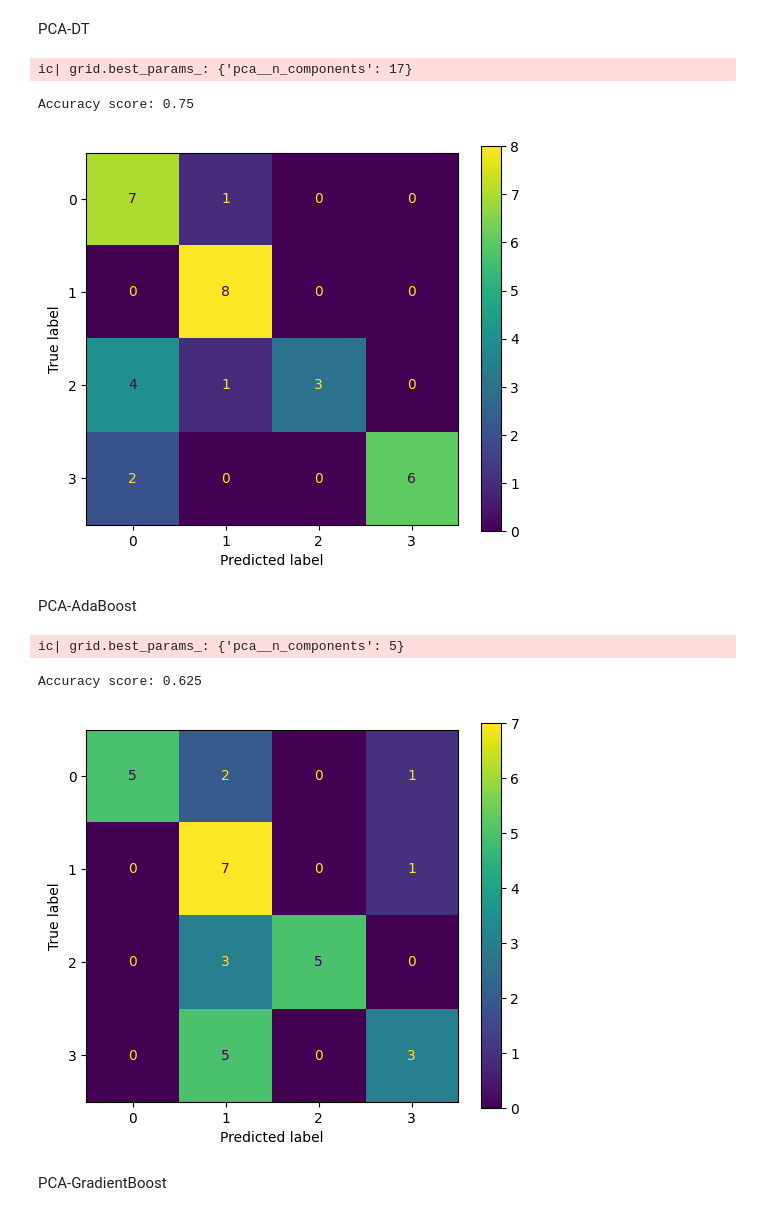
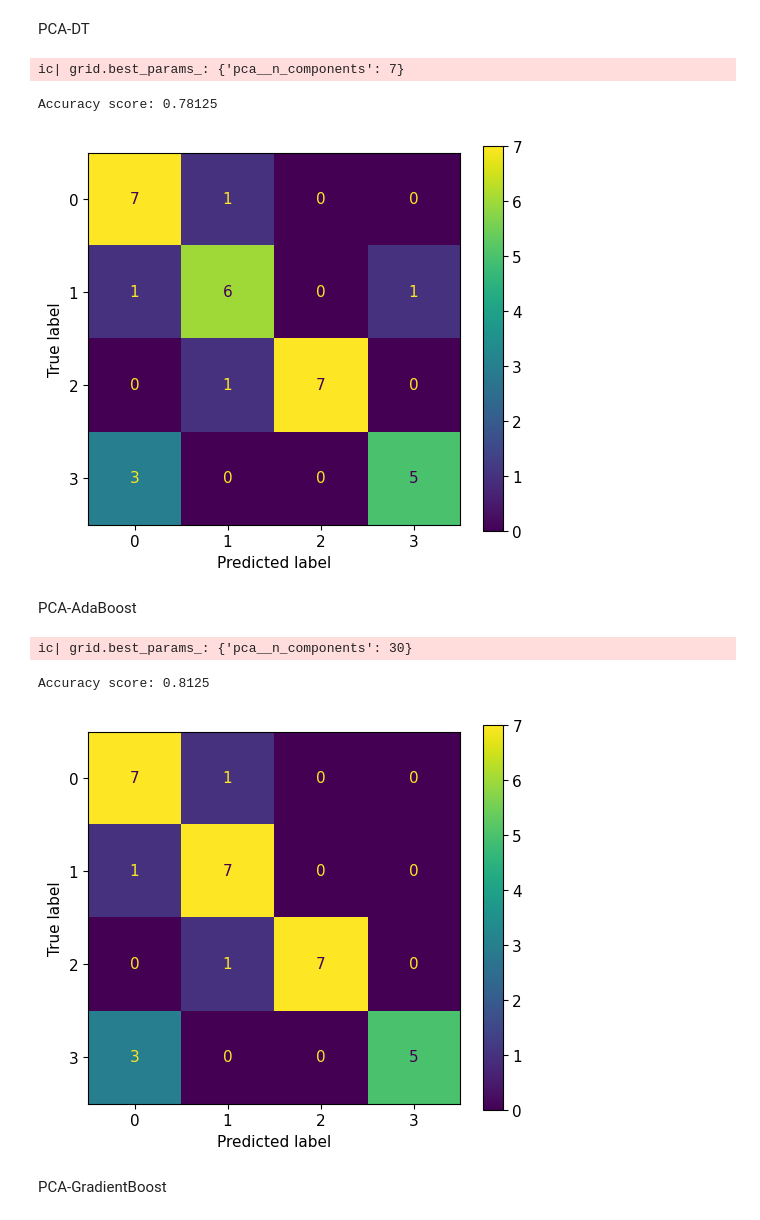
Before and after one commit to ChauBacHozz/IR_Cinnamon, a Jupyter notebook: VungTrong/SPA_feature_selection_ML.ipynb, the cells around one changed output. Cells and saved outputs as stored; diff of their text form; code cells hidden in the pictures.

```diff
--- a/VungTrong/SPA_feature_selection.ipynb
+++ b/VungTrong/SPA_feature_selection_ML.ipynb
@@ -427,12 +405,12 @@ param_grid = {
 }
 
 grid = GridSearchCV(pipeline, param_grid, refit = True, verbose = 0)
-grid.fit(X_train, y_train)
+grid.fit(X_train_scaled, y_train)
 print("\n")
 ic(grid.best_params_)
 model = grid.best_estimator_
-model.fit(X_train, y_train)
-y_pred = model.predict(X_test)
+model.fit(X_train_scaled, y_train)
+y_pred = model.predict(X_test_scaled)
 print("Accuracy score:",accuracy_score(y_test, y_pred))
 
 cm =confusion_matrix(y_test, y_pred)
@@ -462,12 +440,12 @@ param_grid = {
 }
 
 grid = GridSearchCV(pipeline, param_grid, refit = True, verbose = 0)
-grid.fit(X_train, y_train)
+grid.fit(X_train_scaled, y_train)
 print("\n")
 ic(grid.best_params_)
 model = grid.best_estimator_
-model.fit(X_train, y_train)
-y_pred = model.predict(X_test)
+model.fit(X_train_scaled, y_train)
+y_pred = model.predict(X_test_scaled)
 print("Accuracy score:",accuracy_score(y_test, y_pred))
 
 cm =confusion_matrix(y_test, y_pred)
@@ -497,12 +475,12 @@ param_grid = {
 }
 
 grid = GridSearchCV(pipeline, param_grid, refit = True, verbose = 0)
-grid.fit(X_train, y_train)
+grid.fit(X_train_scaled, y_train)
 print("\n")
 ic(grid.best_params_)
 model = grid.best_estimator_
-model.fit(X_train, y_train)
-y_pred = model.predict(X_test)
+model.fit(X_train_scaled, y_train)
+y_pred = model.predict(X_test_scaled)
 print("Accuracy score:",accuracy_score(y_test, y_pred))
 
 cm =confusion_matrix(y_test, y_pred)
@@ -532,12 +510,12 @@ param_grid = {
 }
 
 grid = GridSearchCV(pipeline, param_grid, refit = True, verbose = 0)
-grid.fit(X_train, y_train)
+grid.fit(X_train_scaled, y_train)
 print("\n")
 ic(grid.best_params_)
 model = grid.best_estimator_
-model.fit(X_train, y_train)
-y_pred = model.predict(X_test)
+model.fit(X_train_scaled, y_train)
+y_pred = model.predict(X_test_scaled)
 print("Accuracy score:",accuracy_score(y_test, y_pred))
 
 cm =confusion_matrix(y_test, y_pred)
@@ -553,44 +531,44 @@ model_name = model_name[:-1]
 report.T.to_excel(writer, sheet_name=model_name, index=False)
 res[model_name] = accuracy_score(y_test, y_pred)
 # %% [output]
-ic| grid.best_params_: {'pca__n_components': 17}
+ic| grid.best_params_: {'pca__n_components': 7}
-Accuracy score: 0.75
+Accuracy score: 0.78125
-[figure, old version]
+[figure, new version]
 # %% [markdown]
 PCA-AdaBoost
 # %%
 pca = PCA()
 ada = AdaBoostClassifier()
 pipeline = Pipeline(steps=[('pca', pca), ('ada', ada)])
 param_grid = {
     'pca__n_components': np.arange(1,42),
 }
 
 grid = GridSearchCV(pipeline, param_grid, refit = True, verbose = 0)
-grid.fit(X_train, y_train)
+grid.fit(X_train_scaled, y_train)
 print("\n")
 ic(grid.best_params_)
 model = grid.best_estimator_
-model.fit(X_train, y_train)
-y_pred = model.predict(X_test)
+model.fit(X_train_scaled, y_train)
+y_pred = model.predict(X_test_scaled)
 print("Accuracy score:",accuracy_score(y_test, y_pred))
 
 cm = confusion_matrix(y_test, y_pred)
 cmd = ConfusionMatrixDisplay(cm)
 fig, ax = plt.subplots(figsize=(6,5))
 cmd.plot(ax=ax)
 plt.show()
 report = pd.DataFrame(classification_report(y_test, y_pred, output_dict=True))
 model_name = ""
 for step in pipeline.get_params()['steps']:
     model_name = model_name + str(type(step[1]).__name__) + "-"
 model_name = model_name[:-1]
 report.T.to_excel(writer, sheet_name=model_name, index=False)
 res[model_name] = accuracy_score(y_test, y_pred)
 # %% [output]
-ic| grid.best_params_: {'pca__n_components': 5}
+ic| grid.best_params_: {'pca__n_components': 30}
-Accuracy score: 0.625
+Accuracy score: 0.8125
-[figure, old version]
+[figure, new version]
 # %% [markdown]
 PCA-GradientBoost
 # %%
```
Also changed, not shown: parts of 17 cells of this notebook, 6 other files.
